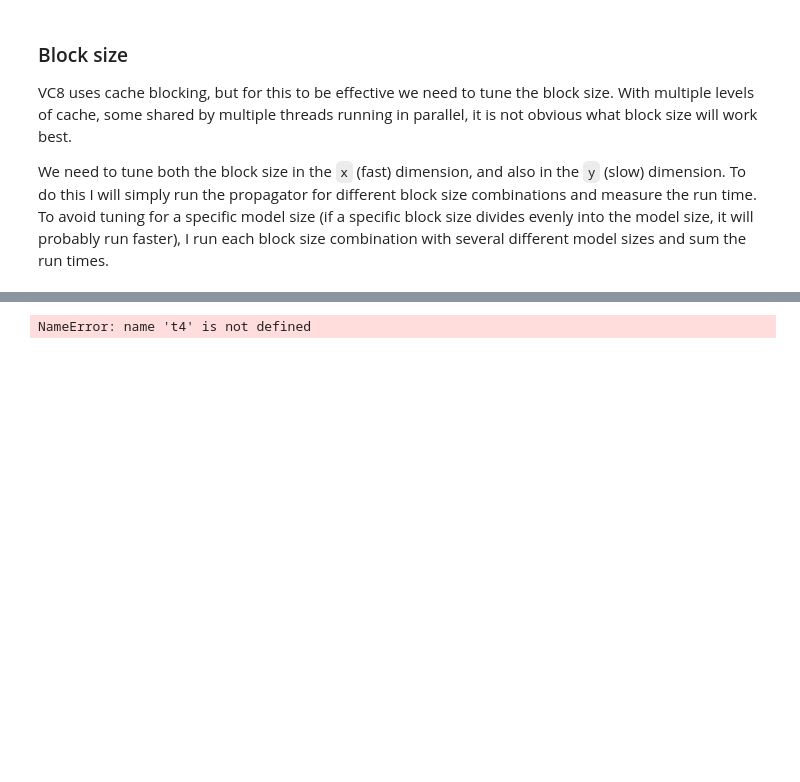
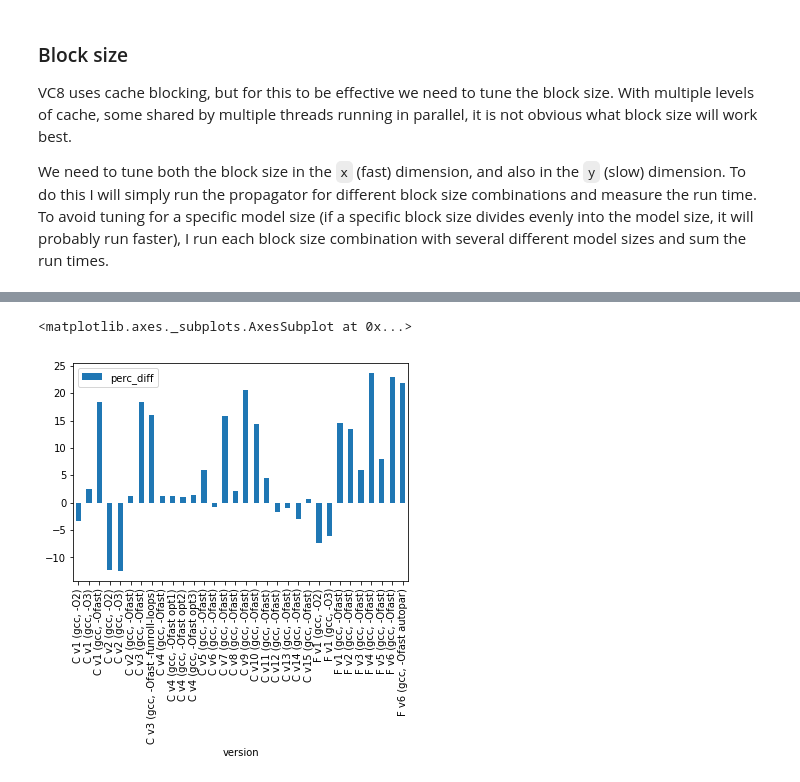
Before and after one commit to ar4/wave_2d_fd_perf, a Jupyter notebook: notebooks/wave_2d_fd_perf.ipynb, the cells around one changed output, grey strips where cells are left out. Saved outputs shown, nothing was run; the diff lists cells and outputs as text; code cells hidden in the pictures; blank space fills up the shorter version.

```diff
--- a/notebooks/wave_2d_fd_perf.ipynb
+++ b/notebooks/wave_2d_fd_perf.ipynb
@@ -129,9 +173,10 @@ Multithreading with OpenMP proves to be very effective.
 t_align256 = run_timing.run_timing_model_size(num_repeat=30, num_steps=10, model_sizes=[2000], align=256)
 # %%
 t_diff = t_align256.copy()
-t_diff.drop(t_diff['version'] == 'C v6 256 (gcc, -Ofast)')
+t_diff = t_diff[t_diff['version'] != 'C v6 256 (gcc, -Ofast)'].reset_index(True)
 t_diff['diff'] = t_diff['time'] - t['time']
-t_diff['perc_diff'] = t_diff['diff'] / t['time']
+t_diff['perc_diff'] = t_diff['diff'] / t['time'] * 100
 t_diff.plot.bar(y='perc_diff', x='version', rot=90)
 # %% [output]
-NameError: name 't4' is not defined
+<matplotlib.axes._subplots.AxesSubplot at 0x...>
+[figure, added]
```
Also changed, not shown: parts of 24 cells of this notebook, 1 other file.
